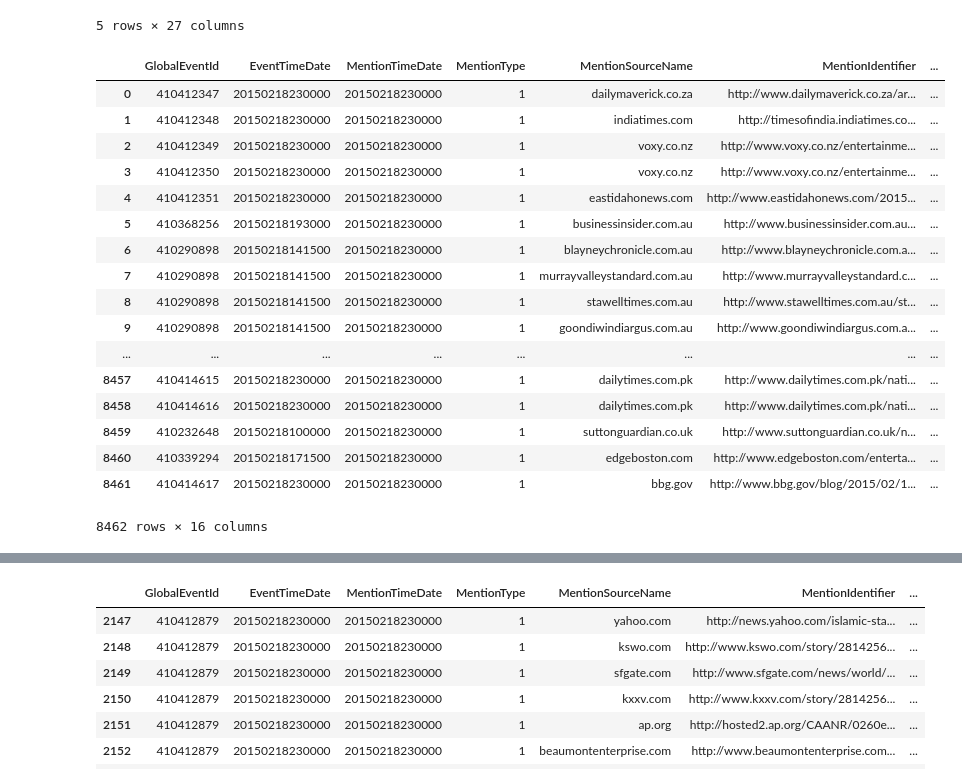
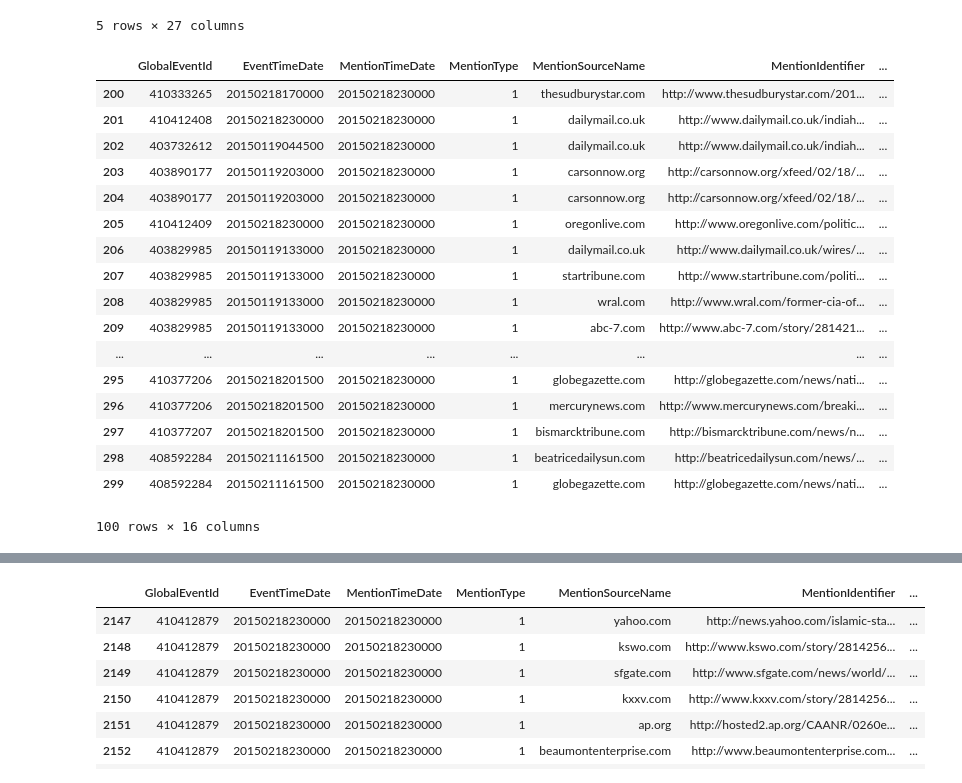
Before and after one commit to Razoff/Stark_AdA_project, a Jupyter notebook: test_arnaud.ipynb, the cells around one changed output, grey strips where cells are left out. Drawn from its saved outputs; the diff is of its cells as text; code cells hidden in the pictures.

```diff
--- a/test_arnaud.ipynb
+++ b/test_arnaud.ipynb
@@ -60,26 +74,26 @@ gkg.head()
 5 rows × 27 columns
 # %%
 mention_d = pd.read_csv(DATA_PATH + "20150218230000.mentions.CSV", sep="\t", names=get_mentions_names())
-mention_d
+mention_d[200:300]
 # %% [output]
 |  | GlobalEventId | EventTimeDate | MentionTimeDate | MentionType | MentionSourceName | MentionIdentifier | ... |
-| 0 | 410412347 | 20150218230000 | 20150218230000 | 1 | dailymaverick.co.za | http://www.dailymaverick.co.za/ar... | ... |
-| 1 | 410412348 | 20150218230000 | 20150218230000 | 1 | indiatimes.com | http://timesofindia.indiatimes.co... | ... |
-| 2 | 410412349 | 20150218230000 | 20150218230000 | 1 | voxy.co.nz | http://www.voxy.co.nz/entertainme... | ... |
-| 3 | 410412350 | 20150218230000 | 20150218230000 | 1 | voxy.co.nz | http://www.voxy.co.nz/entertainme... | ... |
-| 4 | 410412351 | 20150218230000 | 20150218230000 | 1 | eastidahonews.com | http://www.eastidahonews.com/2015... | ... |
-| 5 | 410368256 | 20150218193000 | 20150218230000 | 1 | businessinsider.com.au | http://www.businessinsider.com.au... | ... |
-| 6 | 410290898 | 20150218141500 | 20150218230000 | 1 | blayneychronicle.com.au | http://www.blayneychronicle.com.a... | ... |
-| 7 | 410290898 | 20150218141500 | 20150218230000 | 1 | murrayvalleystandard.com.au | http://www.murrayvalleystandard.c... | ... |
-| 8 | 410290898 | 20150218141500 | 20150218230000 | 1 | stawelltimes.com.au | http://www.stawelltimes.com.au/st... | ... |
-| 9 | 410290898 | 20150218141500 | 20150218230000 | 1 | goondiwindiargus.com.au | http://www.goondiwindiargus.com.a... | ... |
+| 200 | 410333265 | 20150218170000 | 20150218230000 | 1 | thesudburystar.com | http://www.thesudburystar.com/201... | ... |
+| 201 | 410412408 | 20150218230000 | 20150218230000 | 1 | dailymail.co.uk | http://www.dailymail.co.uk/indiah... | ... |
+| 202 | 403732612 | 20150119044500 | 20150218230000 | 1 | dailymail.co.uk | http://www.dailymail.co.uk/indiah... | ... |
+| 203 | 403890177 | 20150119203000 | 20150218230000 | 1 | carsonnow.org | http://carsonnow.org/xfeed/02/18/... | ... |
+| 204 | 403890177 | 20150119203000 | 20150218230000 | 1 | carsonnow.org | http://carsonnow.org/xfeed/02/18/... | ... |
+| 205 | 410412409 | 20150218230000 | 20150218230000 | 1 | oregonlive.com | http://www.oregonlive.com/politic... | ... |
+| 206 | 403829985 | 20150119133000 | 20150218230000 | 1 | dailymail.co.uk | http://www.dailymail.co.uk/wires/... | ... |
+| 207 | 403829985 | 20150119133000 | 20150218230000 | 1 | startribune.com | http://www.startribune.com/politi... | ... |
+| 208 | 403829985 | 20150119133000 | 20150218230000 | 1 | wral.com | http://www.wral.com/former-cia-of... | ... |
+| 209 | 403829985 | 20150119133000 | 20150218230000 | 1 | abc-7.com | http://www.abc-7.com/story/281421... | ... |
 | ... | ... | ... | ... | ... | ... | ... | ... |
-| 8457 | 410414615 | 20150218230000 | 20150218230000 | 1 | dailytimes.com.pk | http://www.dailytimes.com.pk/nati... | ... |
-| 8458 | 410414616 | 20150218230000 | 20150218230000 | 1 | dailytimes.com.pk | http://www.dailytimes.com.pk/nati... | ... |
-| 8459 | 410232648 | 20150218100000 | 20150218230000 | 1 | suttonguardian.co.uk | http://www.suttonguardian.co.uk/n... | ... |
-| 8460 | 410339294 | 20150218171500 | 20150218230000 | 1 | edgeboston.com | http://www.edgeboston.com/enterta... | ... |
-| 8461 | 410414617 | 20150218230000 | 20150218230000 | 1 | bbg.gov | http://www.bbg.gov/blog/2015/02/1... | ... |
+| 295 | 410377206 | 20150218201500 | 20150218230000 | 1 | globegazette.com | http://globegazette.com/news/nati... | ... |
+| 296 | 410377206 | 20150218201500 | 20150218230000 | 1 | mercurynews.com | http://www.mercurynews.com/breaki... | ... |
+| 297 | 410377207 | 20150218201500 | 20150218230000 | 1 | bismarcktribune.com | http://bismarcktribune.com/news/n... | ... |
+| 298 | 408592284 | 20150211161500 | 20150218230000 | 1 | beatricedailysun.com | http://beatricedailysun.com/news/... | ... |
+| 299 | 408592284 | 20150211161500 | 20150218230000 | 1 | globegazette.com | http://globegazette.com/news/nati... | ... |
-8462 rows × 16 columns
+100 rows × 16 columns
 # %%
 # Funny visulalisation
 
```
Also changed, not shown: parts of 9 cells of this notebook.
